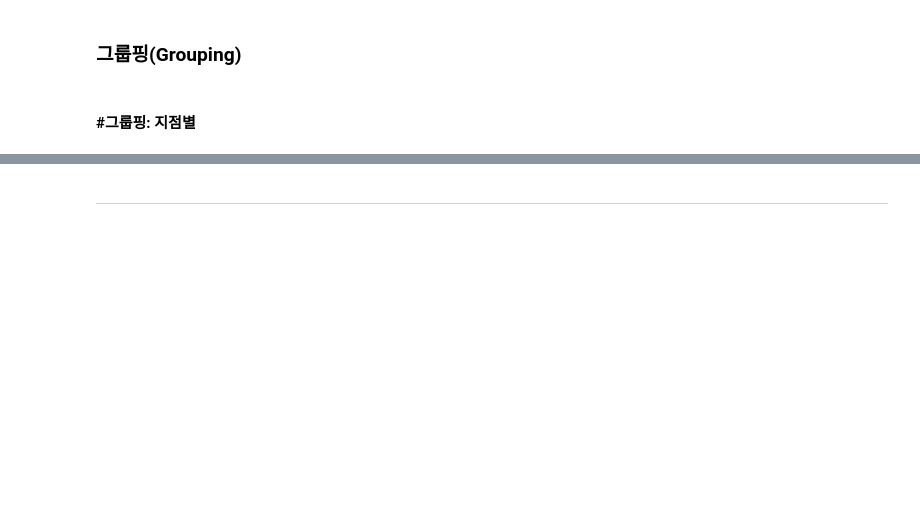
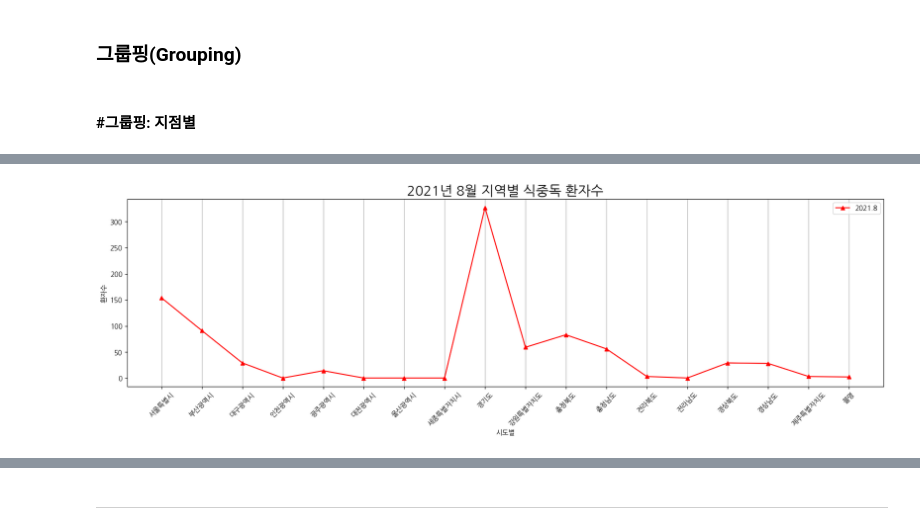
Before and after one commit to tyra0509/jejumaster, a Jupyter notebook: 과제1_이명순.ipynb, the cells around one changed output, grey strips where cells are left out. Saved outputs shown, nothing was run; the diff lists cells and outputs as text; code cells hidden in the pictures; blank space fills up the shorter version.

```diff
--- a/과제1_이명순.ipynb
+++ b/과제1_이명순.ipynb
@@ -415,0 +148,8 @@ df.query(f" 지점명 in ('관악산','서울') and 최저기온 <= { wmin  } ")
+# %%
+df.columns
+df.drop(['2018.1', '2018.2', '2018.3', '2018.4', '2018.5', '2018.6',
+       '2018.7', '2018.8', '2018.9', '2018.10', '2018.11', '2018.12', '2019.1',
+       '2019.2', '2019.3', '2019.4', '2019.5', '2019.6', '2019.7', '2019.8',
+       '2019.9', '2019.10', '2019.11', '2019.12', '2020.1', '2020.2', '2020.3',
+       '2020.4', '2020.5', '2020.6', '2020.7', '2020.8', '2020.9', '2020.10',
+       '2020.11', '2020.12'], axis=1, inplace=True)
@@ -681,0 +364,23 @@ plt.show()
+# %%
+import matplotlib.pyplot as plt
+import pandas as pd
+
+x = df['시도별']
+y = df['2021.8']
+plt.xticks(rotation=45)
+# 코랩 폰트 지정
+font_path = '/usr/share/fonts/truetype/nanum/NanumBarunGothic.ttf'
+plt.rc('font', family='NanumGothic') # For Windows
+plt.rcParams['figure.figsize'] = (20, 5)
+plt.rcParams['axes.unicode_minus']
+plt.grid(True, axis = 'y', alpha = 0.5)
+plt.plot(x, y, '^', linestyle='solid', c='r', label='2021.8')
+plt.title('2021년 8월 지역별 식중독 환자수', fontsize=20)
+plt.xlabel('시도별')
+plt.ylabel('환자수')
+
+plt.legend()
+plt.grid()
+plt.show()
+# %% [output]
+[figure, added]
```
Also changed, not shown: parts of 106 cells of this notebook.
